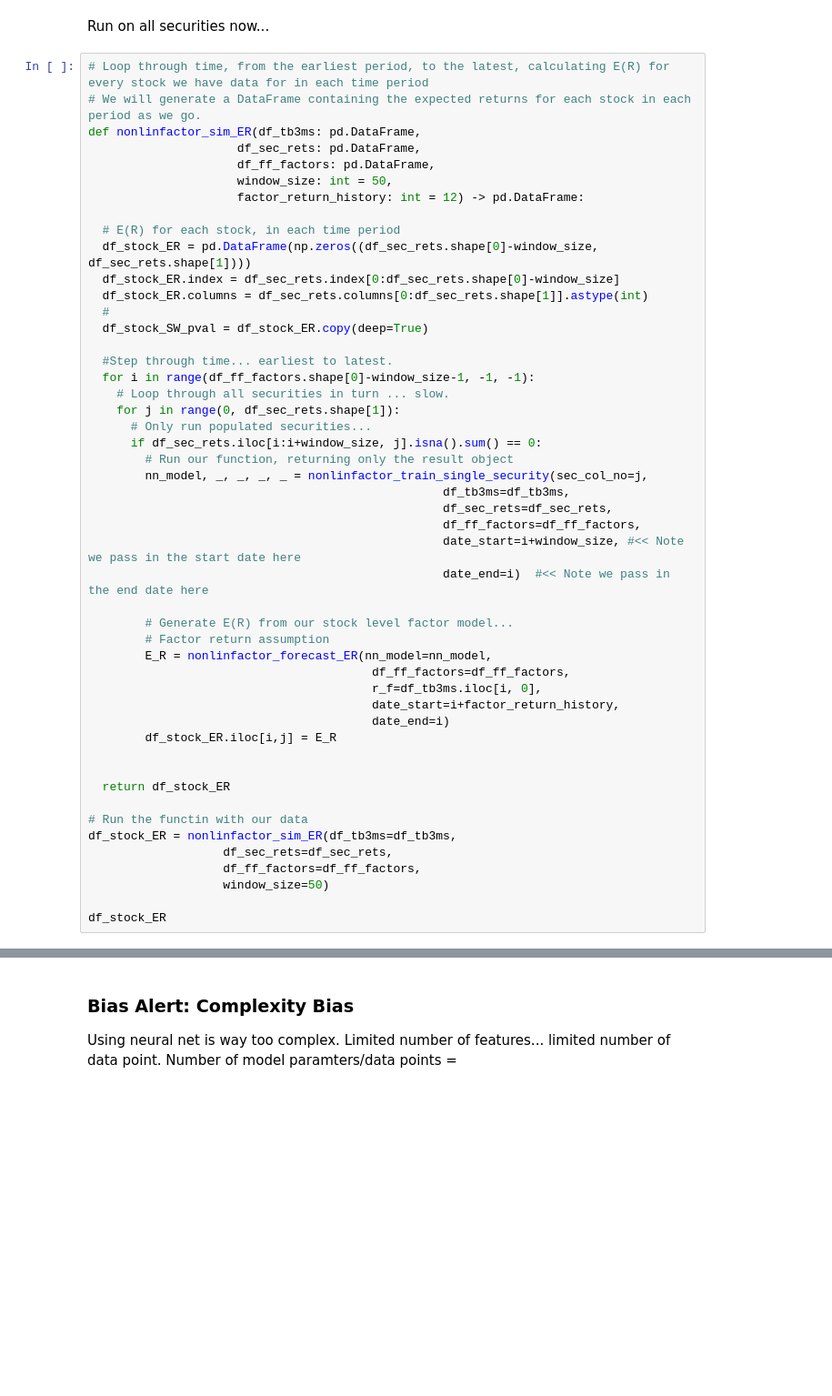
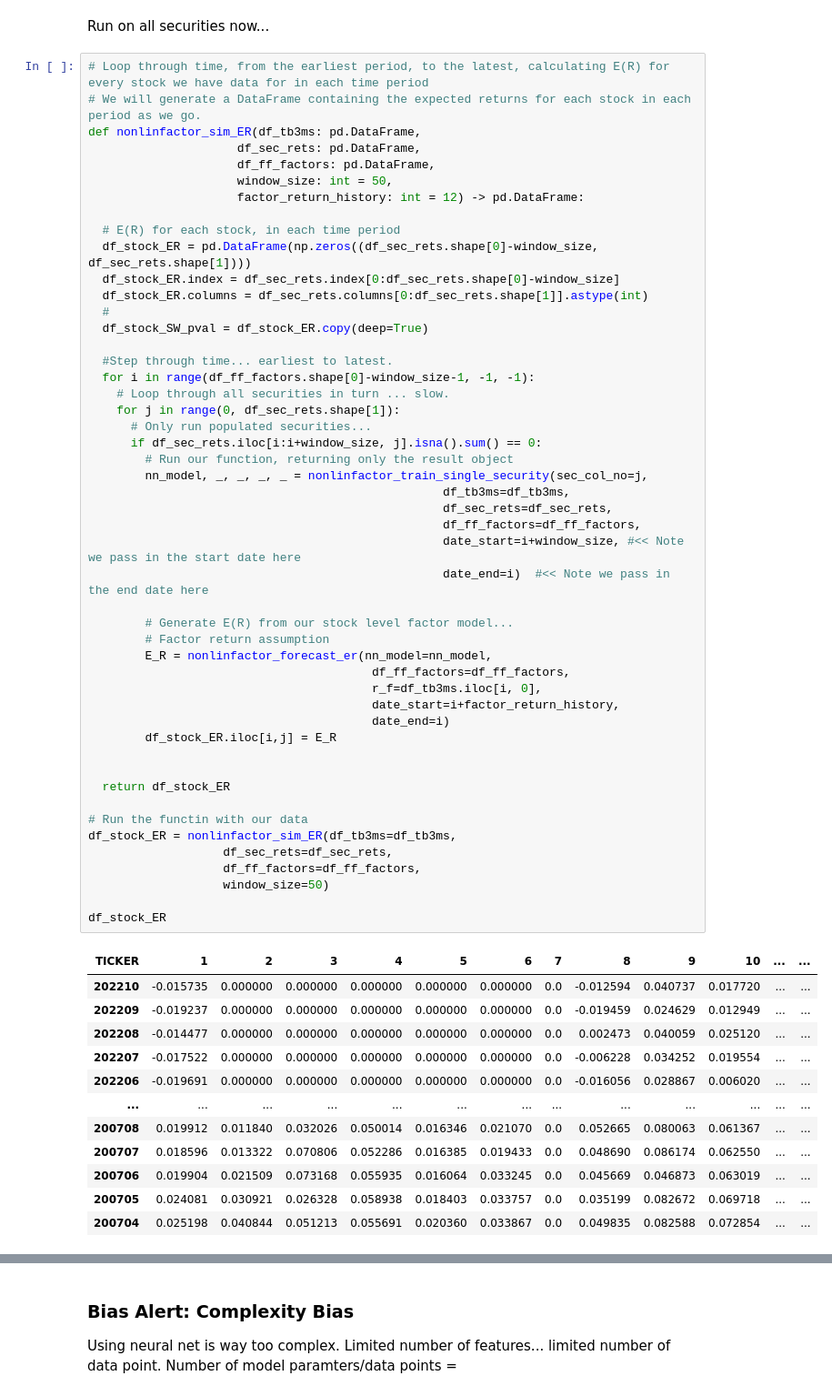
Before and after one commit to danphilps/Investment-SAI, a Jupyter notebook: M6_Investment.ipynb, the cells around one changed output, grey strips where cells are left out. Shown at 91% size. Drawn from its saved outputs; the diff is of its cells as text; blank space fills up the shorter version.

```diff
--- a/M6_Investment.ipynb
+++ b/M6_Investment.ipynb
@@ -1202,31 +1114,43 @@ def nonlinfactor_sim_ER(df_tb3ms: pd.DataFrame,
     for j in range(0, df_sec_rets.shape[1]):
       # Only run populated securities...
       if df_sec_rets.iloc[i:i+window_size, j].isna().sum() == 0:
         # Run our function, returning only the result object
         nn_model, _, _, _, _ = nonlinfactor_train_single_security(sec_col_no=j,
                                                   df_tb3ms=df_tb3ms,
                                                   df_sec_rets=df_sec_rets,
                                                   df_ff_factors=df_ff_factors,
                                                   date_start=i+window_size, #<< Note we pass in the start date here
                                                   date_end=i)  #<< Note we pass in the end date here
 
         # Generate E(R) from our stock level factor model...
         # Factor return assumption
-        E_R = nonlinfactor_forecast_ER(nn_model=nn_model,
+        E_R = nonlinfactor_forecast_er(nn_model=nn_model,
                                         df_ff_factors=df_ff_factors,
                                         r_f=df_tb3ms.iloc[i, 0],
                                         date_start=i+factor_return_history,
                                         date_end=i)
         df_stock_ER.iloc[i,j] = E_R
 
 
   return df_stock_ER
 
 # Run the functin with our data
 df_stock_ER = nonlinfactor_sim_ER(df_tb3ms=df_tb3ms,
                    df_sec_rets=df_sec_rets,
                    df_ff_factors=df_ff_factors,
                    window_size=50)
 
 df_stock_ER
 # %% [output]
+| TICKER | 1 | 2 | 3 | 4 | 5 | 6 | 7 | 8 | 9 | 10 | ... | ... |
+| 202210 | -0.015735 | 0.000000 | 0.000000 | 0.000000 | 0.000000 | 0.000000 | 0.0 | -0.012594 | 0.040737 | 0.017720 | ... | ... |
+| 202209 | -0.019237 | 0.000000 | 0.000000 | 0.000000 | 0.000000 | 0.000000 | 0.0 | -0.019459 | 0.024629 | 0.012949 | ... | ... |
+| 202208 | -0.014477 | 0.000000 | 0.000000 | 0.000000 | 0.000000 | 0.000000 | 0.0 | 0.002473 | 0.040059 | 0.025120 | ... | ... |
+| 202207 | -0.017522 | 0.000000 | 0.000000 | 0.000000 | 0.000000 | 0.000000 | 0.0 | -0.006228 | 0.034252 | 0.019554 | ... | ... |
+| 202206 | -0.019691 | 0.000000 | 0.000000 | 0.000000 | 0.000000 | 0.000000 | 0.0 | -0.016056 | 0.028867 | 0.006020 | ... | ... |
+| ... | ... | ... | ... | ... | ... | ... | ... | ... | ... | ... | ... | ... |
+| 200708 | 0.019912 | 0.011840 | 0.032026 | 0.050014 | 0.016346 | 0.021070 | 0.0 | 0.052665 | 0.080063 | 0.061367 | ... | ... |
+| 200707 | 0.018596 | 0.013322 | 0.070806 | 0.052286 | 0.016385 | 0.019433 | 0.0 | 0.048690 | 0.086174 | 0.062550 | ... | ... |
+| 200706 | 0.019904 | 0.021509 | 0.073168 | 0.055935 | 0.016064 | 0.033245 | 0.0 | 0.045669 | 0.046873 | 0.063019 | ... | ... |
+| 200705 | 0.024081 | 0.030921 | 0.026328 | 0.058938 | 0.018403 | 0.033757 | 0.0 | 0.035199 | 0.082672 | 0.069718 | ... | ... |
+| 200704 | 0.025198 | 0.040844 | 0.051213 | 0.055691 | 0.020360 | 0.033867 | 0.0 | 0.049835 | 0.082588 | 0.072854 | ... | ... |
```
Also changed, not shown: parts of 41 cells of this notebook.
